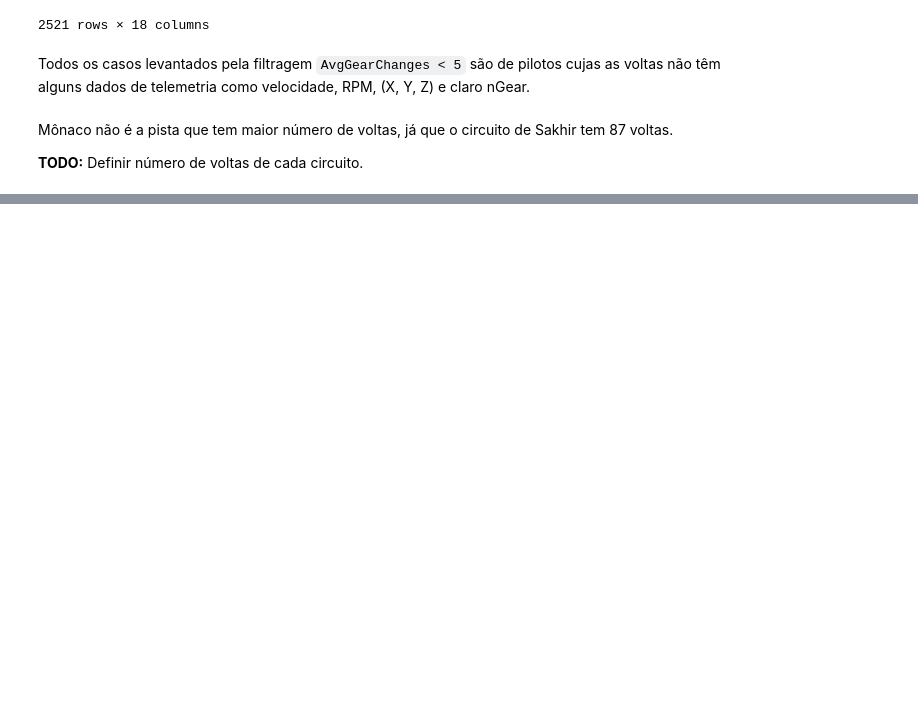
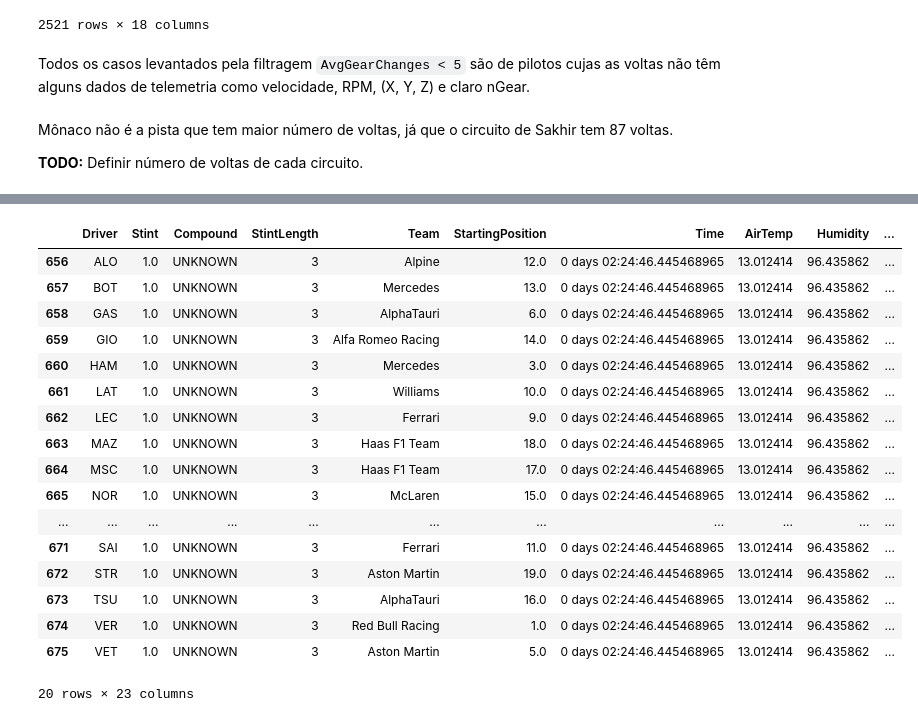
Before and after one commit to Rafa-Russo/race-engineer, a Jupyter notebook: experiments/dataset.ipynb, the cells around one changed output, grey strips where cells are left out. Drawn from its saved outputs; the diff is of its cells as text; code cells hidden in the pictures; blank space fills up the shorter version.

```diff
--- a/experiments/dataset.ipynb
+++ b/experiments/dataset.ipynb
@@ -867,0 +566,22 @@ Mônaco não é a pista que tem maior número de voltas, já que o circuito de S
+# %%
+stints_unknown_compound = stints[stints['Compound'].str.contains('UNKNOWN', na=False)]
+stints_unknown_compound
+# %% [output]
+|  | Driver | Stint | Compound | StintLength | Team | StartingPosition | Time | AirTemp | Humidity | ... |
+| 656 | ALO | 1.0 | UNKNOWN | 3 | Alpine | 12.0 | 0 days 02:24:46.445468965 | 13.012414 | 96.435862 | ... |
+| 657 | BOT | 1.0 | UNKNOWN | 3 | Mercedes | 13.0 | 0 days 02:24:46.445468965 | 13.012414 | 96.435862 | ... |
+| 658 | GAS | 1.0 | UNKNOWN | 3 | AlphaTauri | 6.0 | 0 days 02:24:46.445468965 | 13.012414 | 96.435862 | ... |
+| 659 | GIO | 1.0 | UNKNOWN | 3 | Alfa Romeo Racing | 14.0 | 0 days 02:24:46.445468965 | 13.012414 | 96.435862 | ... |
+| 660 | HAM | 1.0 | UNKNOWN | 3 | Mercedes | 3.0 | 0 days 02:24:46.445468965 | 13.012414 | 96.435862 | ... |
+| 661 | LAT | 1.0 | UNKNOWN | 3 | Williams | 10.0 | 0 days 02:24:46.445468965 | 13.012414 | 96.435862 | ... |
+| 662 | LEC | 1.0 | UNKNOWN | 3 | Ferrari | 9.0 | 0 days 02:24:46.445468965 | 13.012414 | 96.435862 | ... |
+| 663 | MAZ | 1.0 | UNKNOWN | 3 | Haas F1 Team | 18.0 | 0 days 02:24:46.445468965 | 13.012414 | 96.435862 | ... |
+| 664 | MSC | 1.0 | UNKNOWN | 3 | Haas F1 Team | 17.0 | 0 days 02:24:46.445468965 | 13.012414 | 96.435862 | ... |
+| 665 | NOR | 1.0 | UNKNOWN | 3 | McLaren | 15.0 | 0 days 02:24:46.445468965 | 13.012414 | 96.435862 | ... |
+| ... | ... | ... | ... | ... | ... | ... | ... | ... | ... | ... |
+| 671 | SAI | 1.0 | UNKNOWN | 3 | Ferrari | 11.0 | 0 days 02:24:46.445468965 | 13.012414 | 96.435862 | ... |
+| 672 | STR | 1.0 | UNKNOWN | 3 | Aston Martin | 19.0 | 0 days 02:24:46.445468965 | 13.012414 | 96.435862 | ... |
+| 673 | TSU | 1.0 | UNKNOWN | 3 | AlphaTauri | 16.0 | 0 days 02:24:46.445468965 | 13.012414 | 96.435862 | ... |
+| 674 | VER | 1.0 | UNKNOWN | 3 | Red Bull Racing | 1.0 | 0 days 02:24:46.445468965 | 13.012414 | 96.435862 | ... |
+| 675 | VET | 1.0 | UNKNOWN | 3 | Aston Martin | 5.0 | 0 days 02:24:46.445468965 | 13.012414 | 96.435862 | ... |
+20 rows × 23 columns
```
Also changed, not shown: parts of 14 cells of this notebook, 3 other files.
